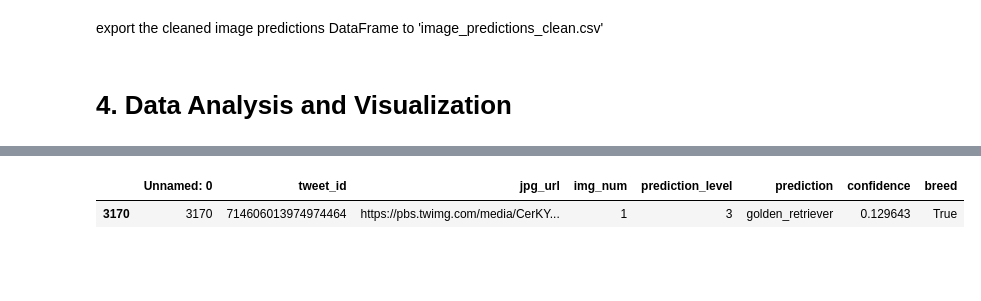
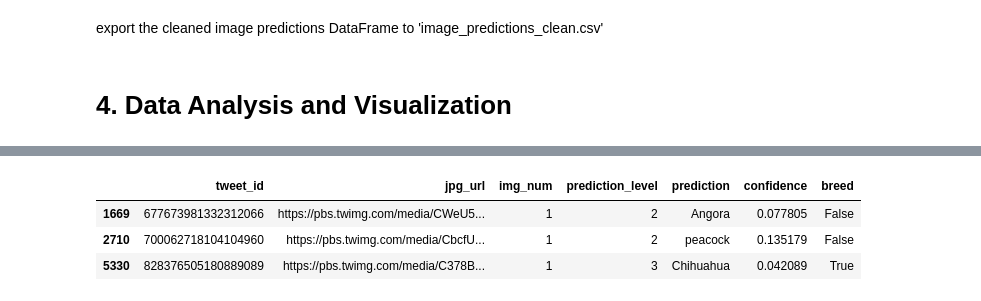
Before and after one commit to omarbassam88/we-rate-dogs, a Jupyter notebook: wrangle_act.ipynb, the cells around one changed output, grey strips where cells are left out. Drawn from its saved outputs; the diff is of its cells as text; code cells hidden in the pictures; blank space fills up the shorter version.

```diff
--- a/wrangle_act.ipynb
+++ b/wrangle_act.ipynb
@@ -833,6 +837,8 @@ df_master.sample(1)
 # %%
 df_img = pd.read_csv('image_predictions_clean.csv')
-df_img.sample(1)
+df_img.sample(3)
 # %% [output]
-|  | Unnamed: 0 | tweet_id | jpg_url | img_num | prediction_level | prediction | confidence | breed |
-| 3170 | 3170 | 714606013974974464 | https://pbs.twimg.com/media/CerKY... | 1 | 3 | golden_retriever | 0.129643 | True |
+|  | tweet_id | jpg_url | img_num | prediction_level | prediction | confidence | breed |
+| 1669 | 677673981332312066 | https://pbs.twimg.com/media/CWeU5... | 1 | 2 | Angora | 0.077805 | False |
+| 2710 | 700062718104104960 | https://pbs.twimg.com/media/CbcfU... | 1 | 2 | peacock | 0.135179 | False |
+| 5330 | 828376505180889089 | https://pbs.twimg.com/media/C378B... | 1 | 3 | Chihuahua | 0.042089 | True |
```
Also changed, not shown: parts of 45 cells of this notebook, 2 other files.
